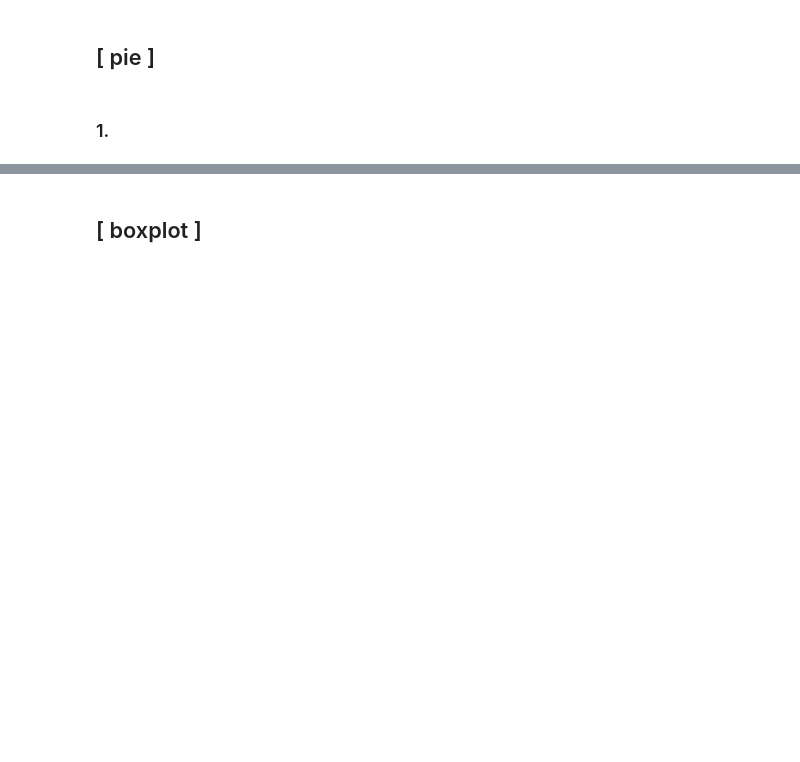
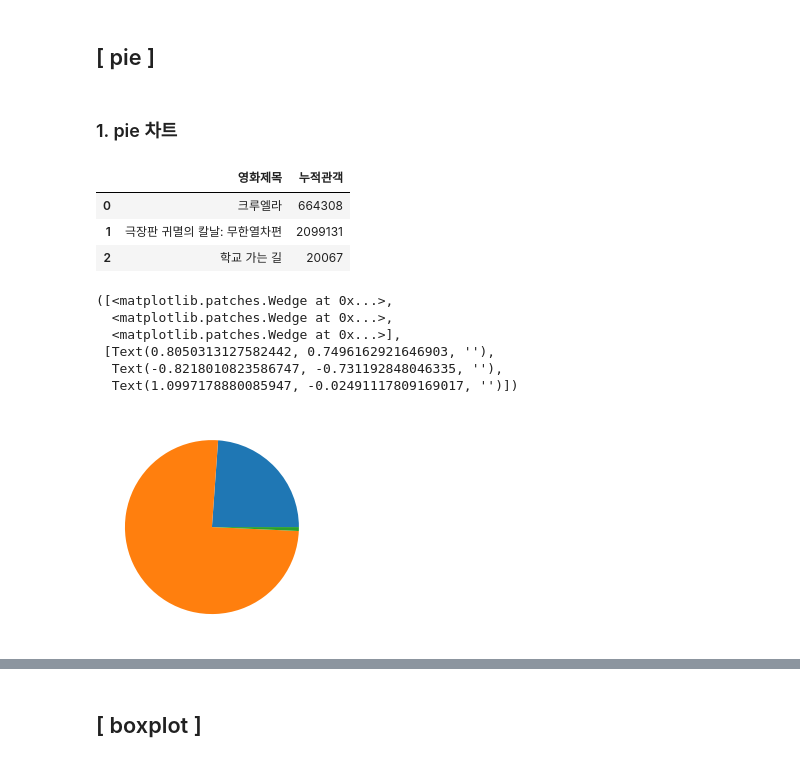
Before and after one commit to Junuux/Python_ML, a Jupyter notebook: Python/Visualization.ipynb, the cells around one changed output, grey strips where cells are left out. Drawn from its saved outputs; the diff is of its cells as text; code cells hidden in the pictures; blank space fills up the shorter version.

```diff
--- a/Python/Visualization.ipynb
+++ b/Python/Visualization.ipynb
@@ -887,4 +887,28 @@ ax = sns.heatmap(pivot_data, ax=a,
 # %% [markdown]
 ## [ pie ]
 # %% [markdown]
-### 1.
+### 1. pie 차트
+# %%
+import pandas as pd
+
+movie_title = ['크루엘라', '극장판 귀멸의 칼날: 무한열차편', '학교 가는 길']
+audience = [664308, 2099131, 20067]
+
+data = {'영화제목' : movie_title, '누적관객' : audience}
+df = pd.DataFrame(data)
+df
+# %% [output]
+|  | 영화제목 | 누적관객 |
+| 0 | 크루엘라 | 664308 |
+| 1 | 극장판 귀멸의 칼날: 무한열차편 | 2099131 |
+| 2 | 학교 가는 길 | 20067 |
+# %%
+plt.pie(df['누적관객'])
+# %% [output]
+([<matplotlib.patches.Wedge at 0x...>,
+  <matplotlib.patches.Wedge at 0x...>,
+  <matplotlib.patches.Wedge at 0x...>],
+ [Text(0.8050313127582442, 0.7496162921646903, ''),
+  Text(-0.8218010823586747, -0.731192848046335, ''),
+  Text(1.0997178880085947, -0.02491117809169017, '')])
+[figure, added]
```
Also changed, not shown: parts of 63 cells of this notebook, 2 other files.
